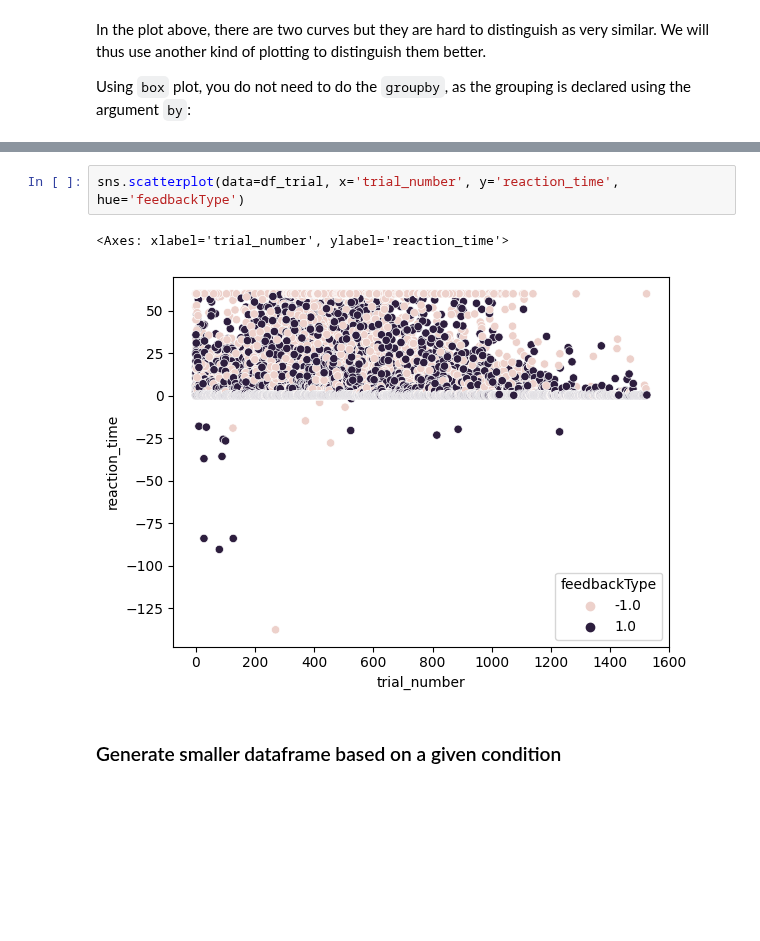
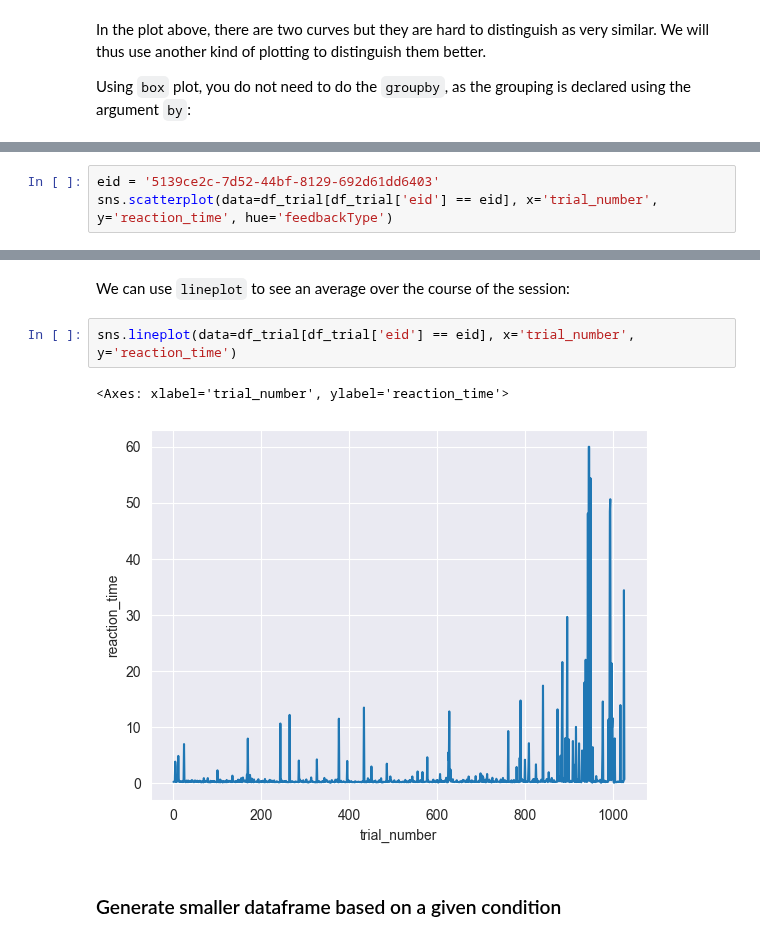
Before and after one commit to int-brain-lab/iblcourse, a Jupyter notebook: sources/behavior_course/course.ipynb, the cells around one changed output, grey strips where cells are left out. Drawn from its saved outputs; the diff is of its cells as text; blank space fills up the shorter version.

```diff
--- a/sources/behavior_course/course.ipynb
+++ b/sources/behavior_course/course.ipynb
@@ -318,0 +323,3 @@ For example, we plot the reaction time across trial number, and color the data p
+# %%
+eid = '5139ce2c-7d52-44bf-8129-692d61dd6403'
+sns.scatterplot(data=df_trial[df_trial['eid'] == eid], x='trial_number', y='reaction_time', hue='feedbackType')
@@ -319,8 +329,10 @@ For example, we plot the reaction time across trial number, and color the data p
+# %% [markdown]
+We can use `lineplot` to see an average over the course of the session:
 # %%
-sns.scatterplot(data=df_trial, x='trial_number', y='reaction_time', hue='feedbackType')
+sns.lineplot(data=df_trial[df_trial['eid'] == eid], x='trial_number', y='reaction_time')
 # %% [output]
 <Axes: xlabel='trial_number', ylabel='reaction_time'>
-[figure, old version]
+[figure, new version]
 # %% [markdown]
 ### Generate smaller dataframe based on a given condition
 # %% [markdown]
```
Also changed, not shown: parts of 37 cells of this notebook, 1 other file.
